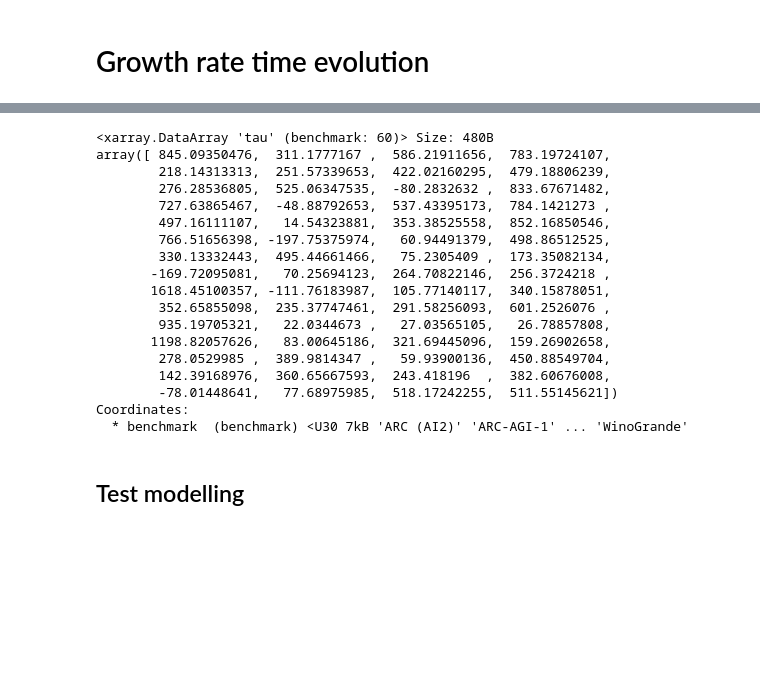
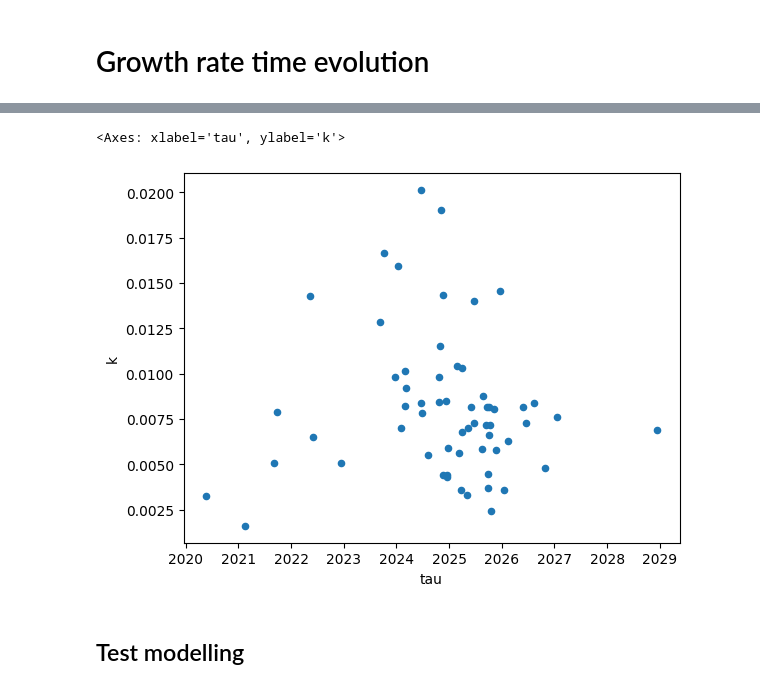
Before and after one commit to General-Purpose-AI-Policy-Lab/benchmark-forecasting, a Jupyter notebook: validation.ipynb, the cells around one changed output, grey strips where cells are left out. Drawn from its saved outputs; the diff is of its cells as text; code cells hidden in the pictures; blank space fills up the shorter version.

```diff
--- a/validation.ipynb
+++ b/validation.ipynb
@@ -484,11 +535,5 @@ Logistic Independent - CRPS: 0.0457, RMSE: 0.0853
 # %%
-df = format_dataset_for_modeling(dataset)
-idata, model = fit_model(
-    df,
-    sigmoid_kind="logistic",
-    joint=True,
-    top_n=3
-)
+idata, model = fit_model(df, sigmoid_kind="harvey", joint=True, top_n=3)
 # %% [output]
 Initializing NUTS using adapt_diag...
 Multiprocess sampling (4 chains in 4 jobs)
@@ -500,24 +547,20 @@ There were 8 divergences after tuning. Increase `target_accept` or reparameteriz
-# %%
-idata.posterior["tau"].mean(dim=("chain", "draw"))
-# %% [output]
-<xarray.DataArray 'tau' (benchmark: 60)> Size: 480B
-array([ 845.09350476,  311.1777167 ,  586.21911656,  783.19724107,
-        218.14313313,  251.57339653,  422.02160295,  479.18806239,
-        276.28536805,  525.06347535,  -80.2832632 ,  833.67671482,
-        727.63865467,  -48.88792653,  537.43395173,  784.1421273 ,
-        497.16111107,   14.54323881,  353.38525558,  852.16850546,
-        766.51656398, -197.75375974,   60.94491379,  498.86512525,
-        330.13332443,  495.44661466,   75.2305409 ,  173.35082134,
-       -169.72095081,   70.25694123,  264.70822146,  256.3724218 ,
-       1618.45100357, -111.76183987,  105.77140117,  340.15878051,
-        352.65855098,  235.37747461,  291.58256093,  601.2526076 ,
-        935.19705321,   22.0344673 ,   27.03565105,   26.78857808,
-       1198.82057626,   83.00645186,  321.69445096,  159.26902658,
-        278.0529985 ,  389.9814347 ,   59.93900136,  450.88549704,
-        142.39168976,  360.65667593,  243.418196  ,  382.60676008,
-        -78.01448641,   77.68975985,  518.17242255,  511.55145621])
-Coordinates:
-  * benchmark  (benchmark) <U30 7kB 'ARC (AI2)' 'ARC-AGI-1' ... 'WinoGrande'
+# %%
+benchmark_first_dates = df.groupby("benchmark")["release_date"].min().reset_index()
+
+inferred_parameters = (
+    idata.posterior[["tau", "k"]]
+    .mean(dim=("chain", "draw"))
+    .to_dataframe()
+    .reset_index()
+    .assign(tau=lambda df: pd.to_timedelta(df["tau"], unit="D"))
+    .merge(benchmark_first_dates, how="left", on="benchmark")
+    .assign(tau=lambda df: df["release_date"] + df["tau"])
+)
+
+inferred_parameters.plot.scatter(x="tau", y="k")
+# %% [output]
+<Axes: xlabel='tau', ylabel='k'>
+[figure, added]
 # %% [markdown]
 ## Test modelling
 # %%
```
Also changed, not shown: parts of 13 cells of this notebook.
